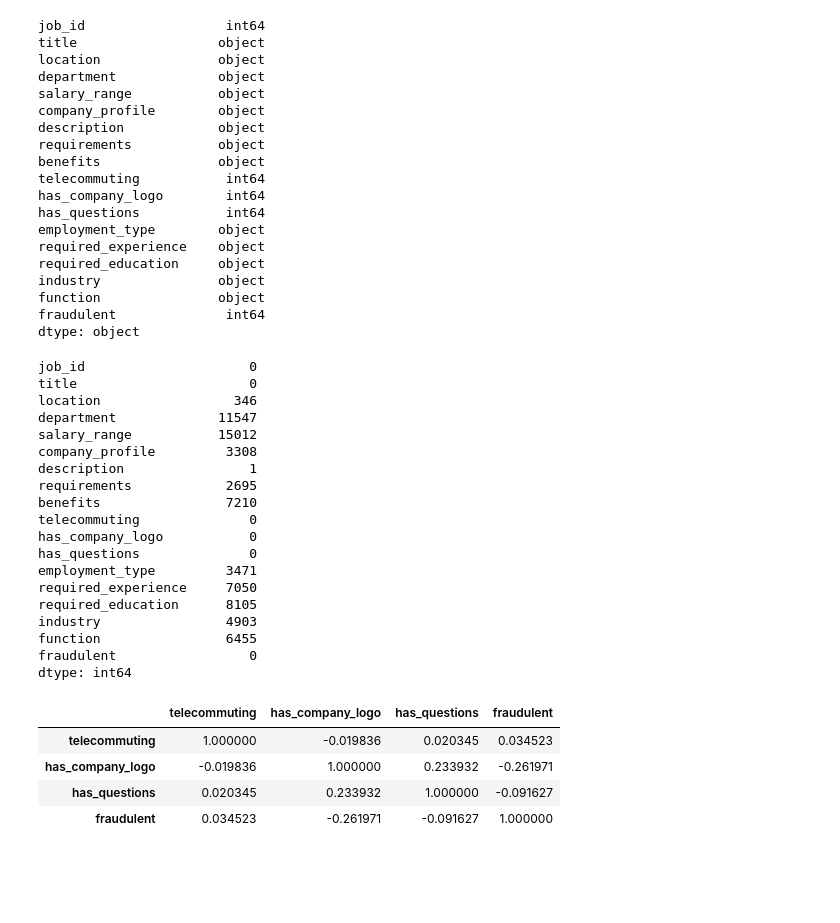
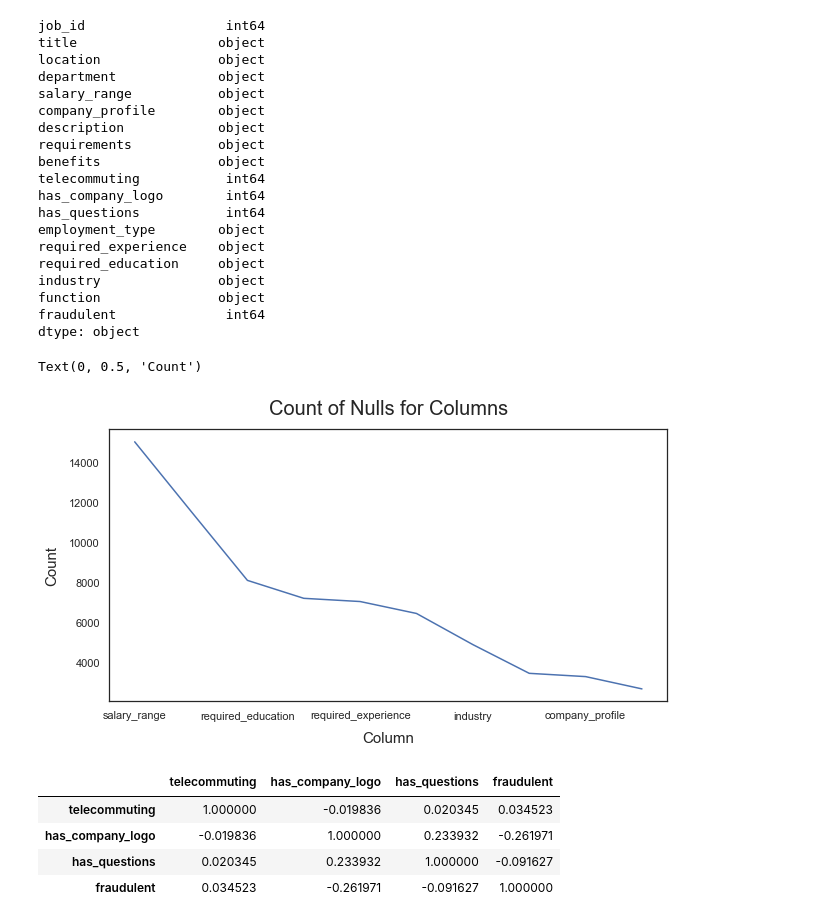
Before and after one commit to Ikyupark/Capstone-project, a Jupyter notebook: Uncleaned_Data_Analysis.ipynb, the cells around one changed output. Saved outputs shown, nothing was run; the diff lists cells and outputs as text; code cells hidden in the pictures; blank space fills up the shorter version.

```diff
--- a/Uncleaned_Data_Analysis.ipynb
+++ b/Uncleaned_Data_Analysis.ipynb
@@ -45,28 +70,18 @@ function               object
 fraudulent              int64
 dtype: object
 # %%
-count_na = df.isna().sum()
-count_na
+count_na = df.isna().sum().sort_values(ascending=False)
+not_top_ten = len(count_na) - 10
+not_top_ten_sum = count_na.tail(not_top_ten).sum()
+s_top = count_na.head(10)
+figure = plt.figure(figsize = (10,5))
+s_top.plot()
+plt.title('Count of Nulls for Columns', pad=15, size=20)
+plt.xlabel('Column',size=15, labelpad=10)
+plt.ylabel('Count',size=15, labelpad=10)
 # %% [output]
-job_id                     0
-title                      0
-location                 346
-department             11547
-salary_range           15012
-company_profile         3308
-description                1
-requirements            2695
-benefits                7210
-telecommuting              0
-has_company_logo           0
-has_questions              0
-employment_type         3471
-required_experience     7050
-required_education      8105
-industry                4903
-function                6455
-fraudulent                 0
-dtype: int64
+Text(0, 0.5, 'Count')
+[figure, added]
 # %%
 total_jobs = len(df.index)
 # %% [output]
```
Also changed, not shown: parts of 16 cells of this notebook.
